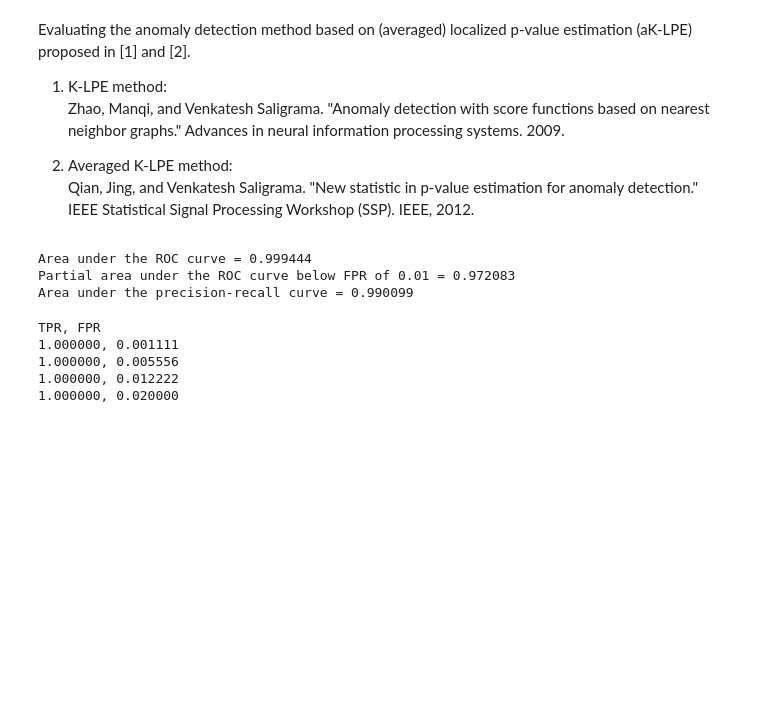
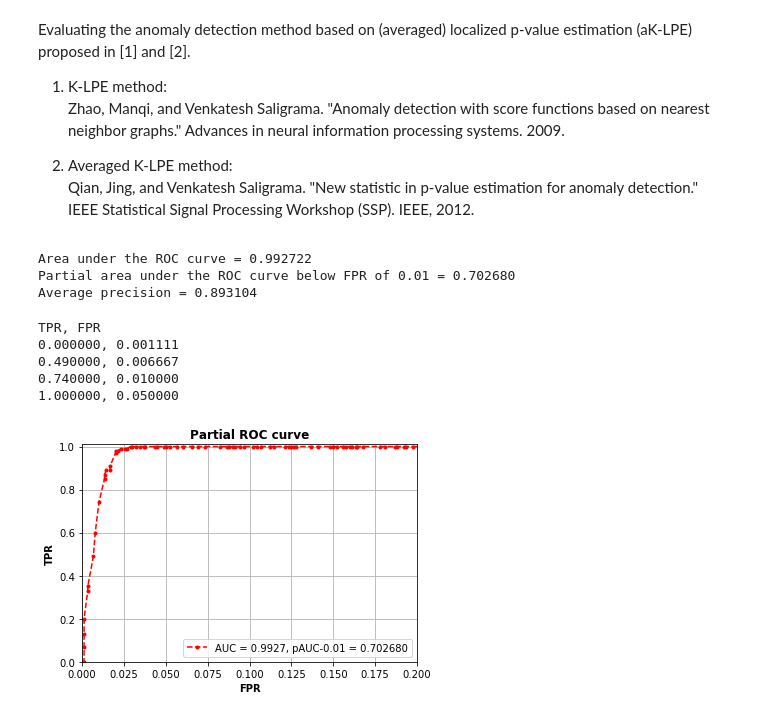
Before and after one commit to jayaram-r/KNN-anomaly-detection, a Jupyter notebook: test_localized_pvalue_estimation.ipynb, the cells around one changed output. Saved outputs shown, nothing was run; the diff lists cells and outputs as text; code cells hidden in the pictures; blank space fills up the shorter version.

```diff
--- a/test_localized_pvalue_estimation.ipynb
+++ b/test_localized_pvalue_estimation.ipynb
@@ -37,7 +41,7 @@ n_components = 10
 dim = 100
 
 # dimension of the latent space. This determines the local intrinsic dimension
-# dim_latent = 5
+# dim_latent = 10
 # model = MFA_model(n_components, dim, dim_latent=dim_latent, seed_rng=seed_rng)
 
 # Can specify a range for the latent dimension instead of a single value
@@ -54,12 +58,15 @@ N_test_anom = 100
 N_test = N_test_nom + N_test_anom
 data_nom, _ = model.generate_data(N_test_nom)
 
-# Anomalous points are generated uniformly within a given range
+# Anomalous points are generated either from a uniform distribution or a Gaussian distribution
 x_min = np.min(data, axis=0)
 x_max = np.max(data, axis=0)
+x_mean = np.mean(data, axis=0)
+x_std = np.std(data, axis=0)
 data_anom = np.zeros((N_test_anom, dim))
 for i in range(dim):
-    data_anom[:, i] = np.random.uniform(low=x_min[i], high=x_max[i], size=N_test_anom)
+    # data_anom[:, i] = np.random.uniform(low=x_min[i], high=x_max[i], size=N_test_anom)
+    data_anom[:, i] = np.random.normal(loc=x_mean[i], scale=x_std[i], size=N_test_anom)
 
 data_test = np.concatenate([data_nom, data_anom], axis=0)
 labels_test = np.concatenate([np.zeros(N_test_nom, dtype=np.int),
@@ -86,18 +93,18 @@ scores_test = detector.score(data_test)
 # Calculate some performance metrics
 au_roc = roc_auc_score(labels_test, scores_test)
 au_roc_partial = roc_auc_score(labels_test, scores_test, max_fpr=0.01)
-au_pr = average_precision_score(labels_test, scores_test)
+avg_prec = average_precision_score(labels_test, scores_test)
 print("Area under the ROC curve = {:.6f}".format(au_roc))
 print("Partial area under the ROC curve below FPR of 0.01 = {:.6f}".format(au_roc_partial))
-print("Area under the precision-recall curve = {:.6f}".format(au_pr))
+print("Average precision = {:.6f}".format(avg_prec))
 # %% [output]
-Area under the ROC curve = 0.999444
-Partial area under the ROC curve below FPR of 0.01 = 0.972083
-Area under the precision-recall curve = 0.990099
+Area under the ROC curve = 0.992722
+Partial area under the ROC curve below FPR of 0.01 = 0.702680
+Average precision = 0.893104
 # %%
 # ROC curve and TPR at a few low FPR values
 fpr_arr, tpr_arr, thresh = roc_curve(labels_test, scores_test, pos_label=1)
-fpr_thresh = [0.001, 0.005, 0.01, 0.02]
+fpr_thresh = [0.001, 0.005, 0.01, 0.05]
 print("TPR, FPR")
 for a in fpr_thresh:
     mask = fpr_arr >= a
@@ -106,7 +113,22 @@ for a in fpr_thresh:
     print("{:.6f}, {:.6f}".format(tpr, fpr))
 # %% [output]
 TPR, FPR
-1.000000, 0.001111
-1.000000, 0.005556
-1.000000, 0.012222
-1.000000, 0.020000
+0.000000, 0.001111
+0.490000, 0.006667
+0.740000, 0.010000
+1.000000, 0.050000
+# %%
+# ROC curve
+fig = plt.figure()
+ls = "AUC = {:.4f}, pAUC-0.01 = {:.6f}".format(au_roc, au_roc_partial)
+plt.plot(fpr_arr, tpr_arr, linestyle='--', color='r', marker='.', label=ls)
+plt.xlabel('FPR', fontweight='bold')
+plt.ylabel('TPR', fontweight='bold')
+plt.xlim([0.0, 0.2])
+plt.ylim([0.0, 1.01])
+plt.title('Partial ROC curve', fontweight='bold')
+plt.legend(loc='lower right')
+plt.grid(True)
+plt.show()
+# %% [output]
+[figure, added]
```
Also changed, not shown: parts of 2 cells of this notebook.
